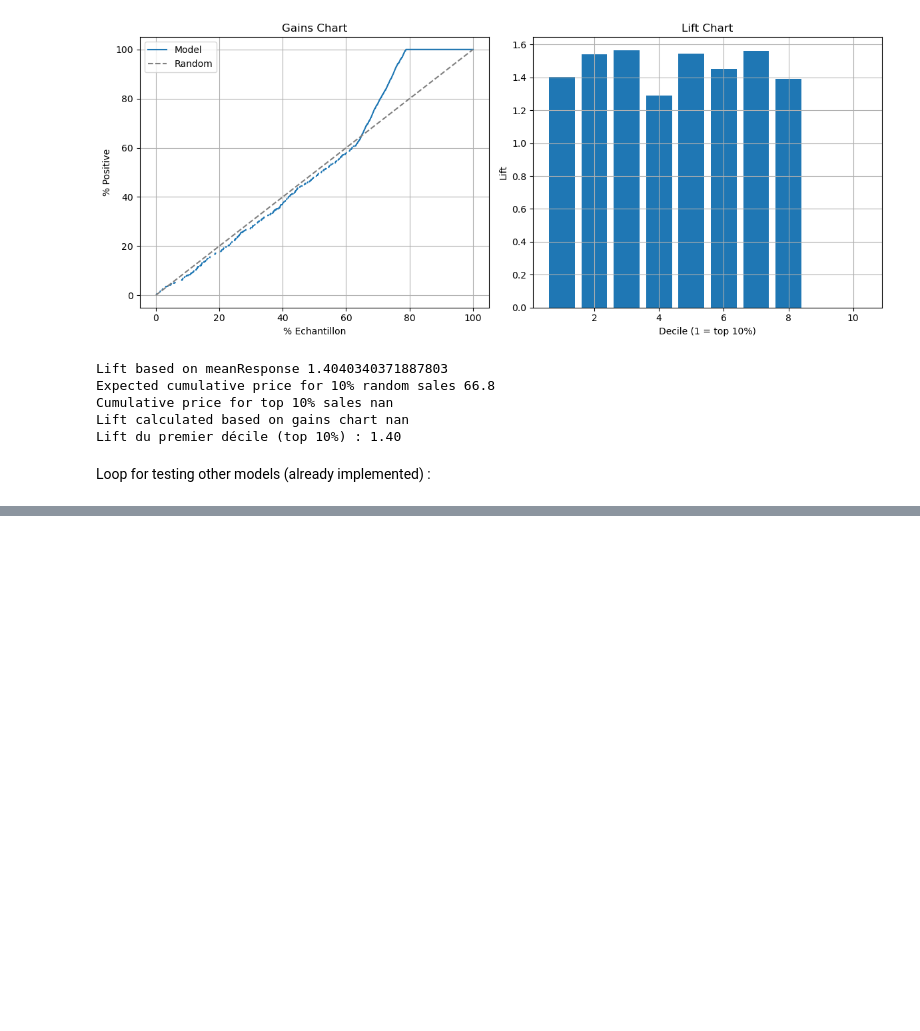
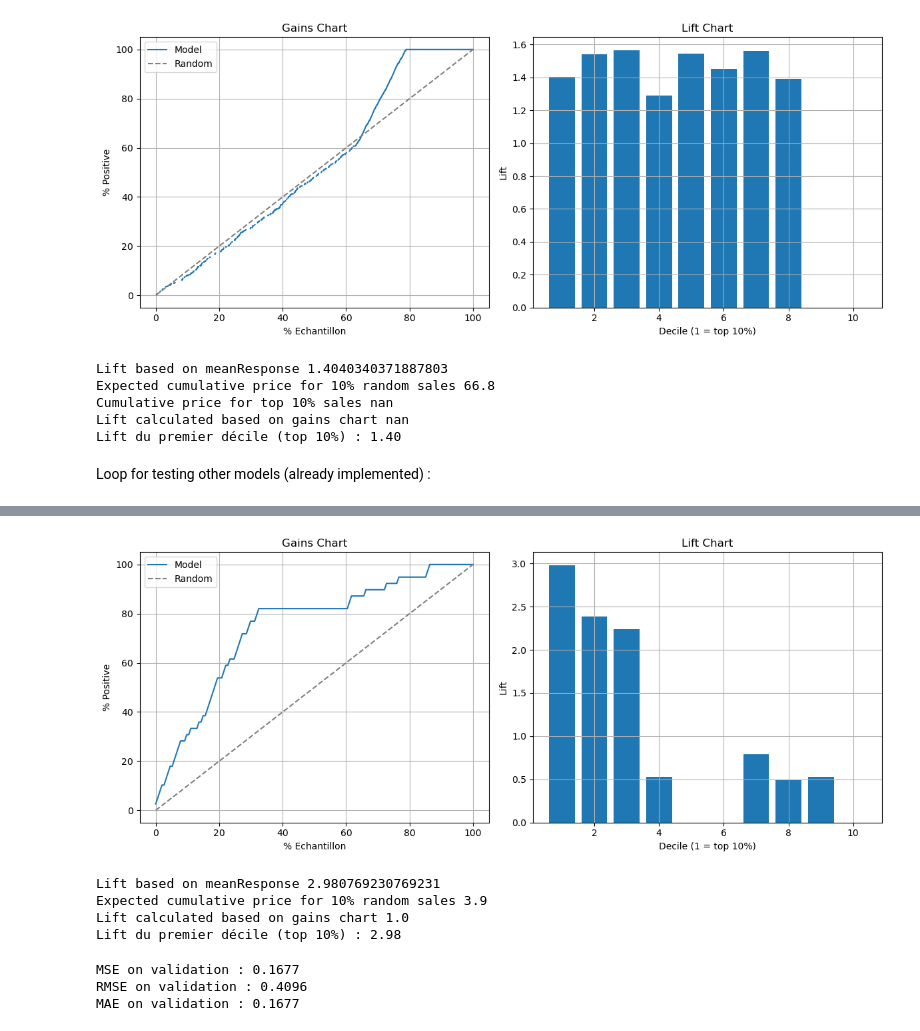
Before and after one commit to Aureleee/TeamProj_ML, a Jupyter notebook: MLDM - Project - Evaluating the models.ipynb, the cells around one changed output, grey strips where cells are left out. Cells and saved outputs as stored; diff of their text form; code cells hidden in the pictures; blank space fills up the shorter version.

```diff
--- a/MLDM - Project - Evaluating the models.ipynb
+++ b/MLDM - Project - Evaluating the models.ipynb
@@ -244,7 +248,7 @@ def Gain_Lift_Chart(test_y, y_pred, n_bins=10):
     meanResponse.index = (meanResponse.index + 1) * 10
     print('Lift based on meanResponse', meanResponse[10])
     random10 = sorted_act_v.cumsum().iloc[-1] / 10  # expected cumulative price without lift for 10% sales
-    cumPred10 = sorted_act_v.cumsum().iloc[]  # cumulative price based on model for top 10%
+    cumPred10 = sorted_act_v.cumsum().iloc[-1]/10  # cumulative price based on model for top 10%
     print('Expected cumulative price for 10% random sales', random10)
     print('Lift calculated based on gains chart', cumPred10 / random10)
 
@@ -268,0 +393,21 @@ models = {
+# %%
+Gain_Lift_Chart(y_test, y_pred)
+# %% [output]
+[figure, added]
+Lift based on meanResponse 2.980769230769231
+Expected cumulative price for 10% random sales 3.9
+Lift calculated based on gains chart 1.0
+Lift du premier décile (top 10%) : 2.98
+# %%
+from sklearn.metrics import mean_squared_error, mean_absolute_error, r2_score
+
+rmse = np.sqrt(mean_squared_error(y_test, y_pred))
+mae = mean_absolute_error(y_test, y_pred)
+mse = mean_squared_error(y_test, y_pred)
+print(f"MSE on validation : {mse:.4f}")
+print(f"RMSE on validation : {rmse:.4f}")
+print(f"MAE on validation : {mae:.4f}")
+# %% [output]
+MSE on validation : 0.1677
+RMSE on validation : 0.4096
+MAE on validation : 0.1677
```
Also changed, not shown: parts of 10 cells of this notebook.
